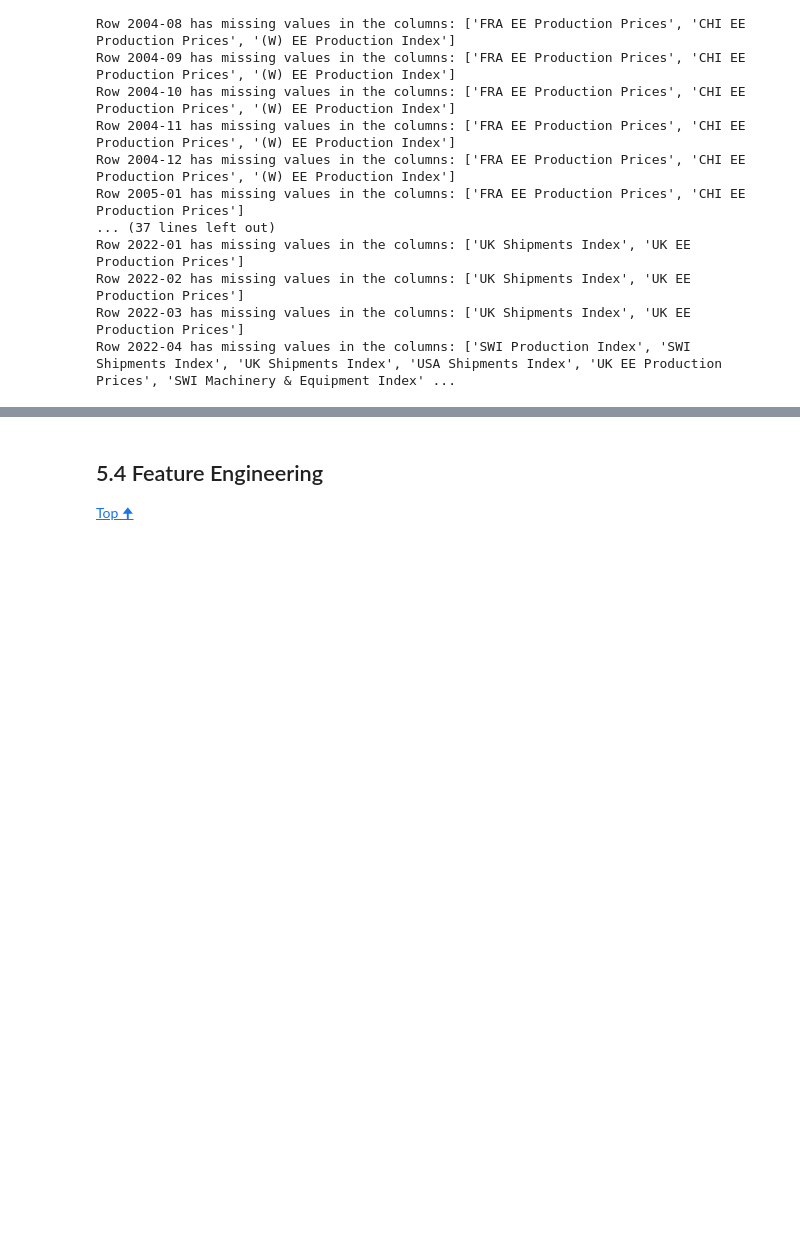
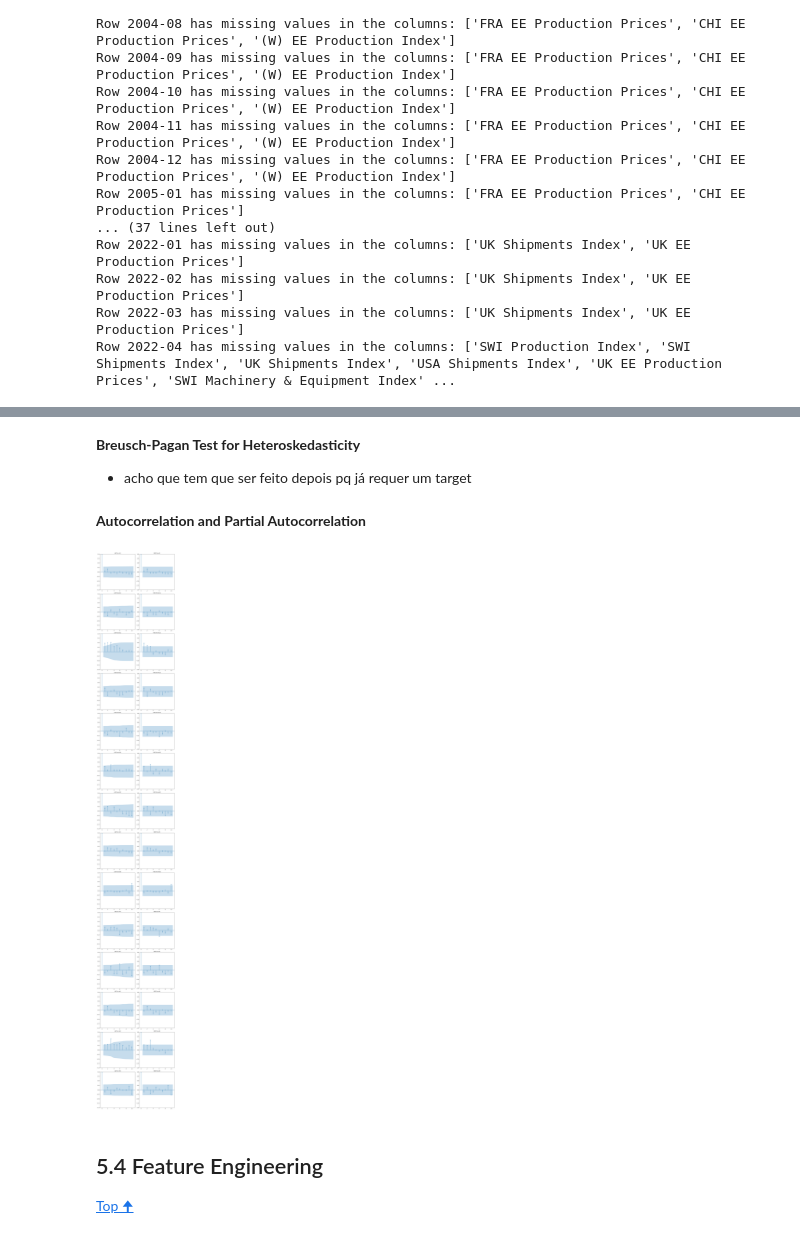
Before and after one commit to MGN19/Siemens-forecast, a Jupyter notebook: 01_EDA.ipynb, the cells around one changed output, grey strips where cells are left out. Saved outputs shown, nothing was run; the diff lists cells and outputs as text; code cells hidden in the pictures; blank space fills up the shorter version.

Commit message:
adf+pacf+dickey-fuller

```diff
--- a/01_EDA.ipynb
+++ b/01_EDA.ipynb
@@ -659,0 +660,4 @@ granger_results_dict['#3']
+# %% [markdown]
+**Breusch-Pagan Test for Heteroskedasticity**
+
+- acho que tem que ser feito depois pq já requer um target
@@ -659,0 +667,2 @@ granger_results_dict['#3']
+# %% [markdown]
+**Autocorrelation and Partial Autocorrelation**
@@ -660,3 +673,29 @@ granger_results_dict['#3']
+# %%
+def plot_acf_pacf_for_columns(data, lags=10):
+    # Determine the number of rows and columns for subplots
+    num_columns = len(data.columns)
+    num_rows = num_columns  # One row for each column
+
+    # Create a figure with subplots: 2 subplots per column (ACF and PACF)
+    fig, axes = plt.subplots(num_rows, 2, figsize=(12, num_rows * 6))
+
+    # Loop through each column and plot ACF and PACF
+    for idx, column in enumerate(data.columns):
+        # Plot ACF
+        plot_acf(data[column], lags=lags, ax=axes[idx, 0])
+        axes[idx, 0].set_title(f'ACF for {column}')
+
+        # Plot PACF
+        plot_pacf(data[column], lags=lags, ax=axes[idx, 1])
+        axes[idx, 1].set_title(f'PACF for {column}')
+
+    # Adjust layout to avoid overlap and display the plots
+    plt.tight_layout()
+    plt.show()
+# %%
+plot_acf_pacf_for_columns(pivoted_data, lags=10)
+# %% [output]
+[figure, added]
 # %% [markdown]
 ## 5.4 Feature Engineering
 
```
Also changed, not shown: parts of 40 cells of this notebook.
